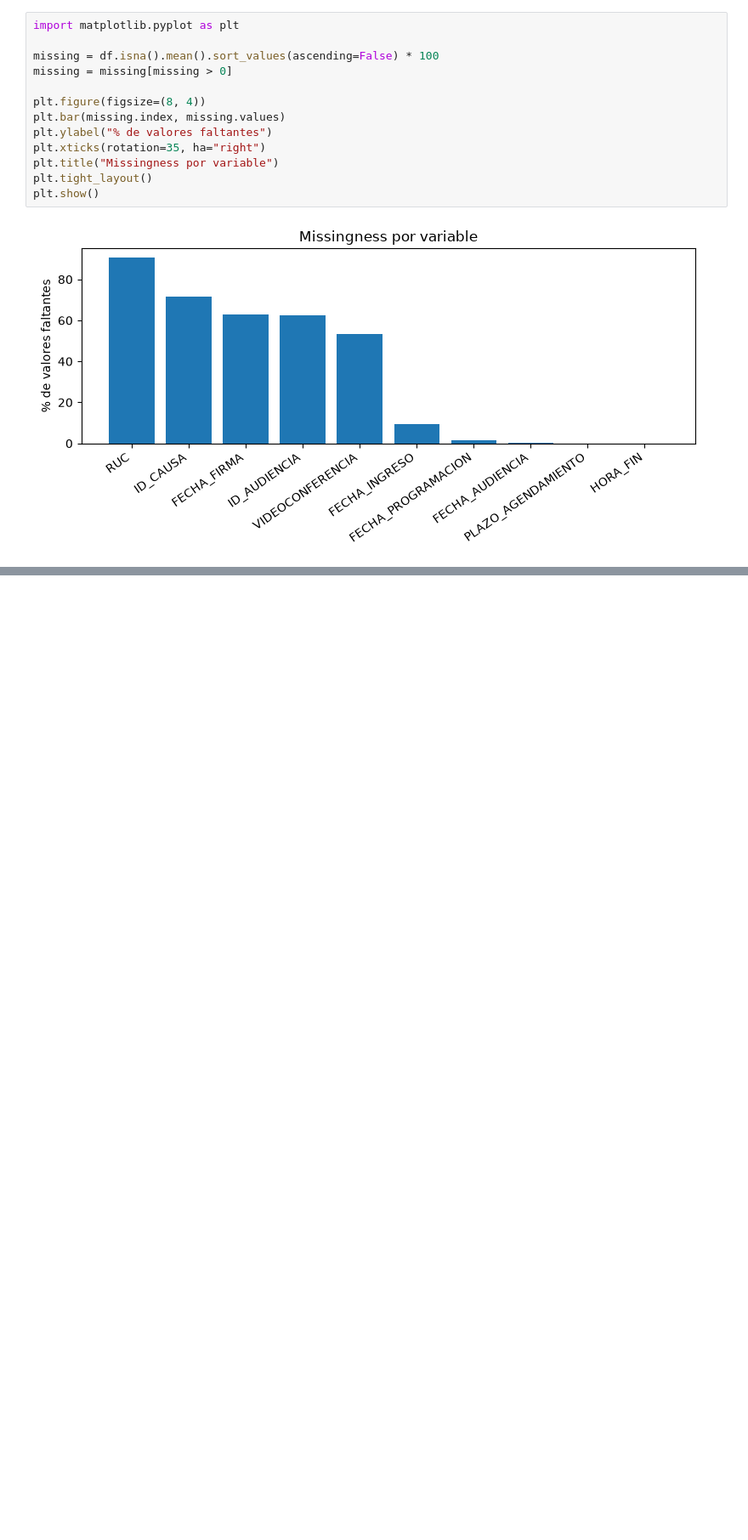
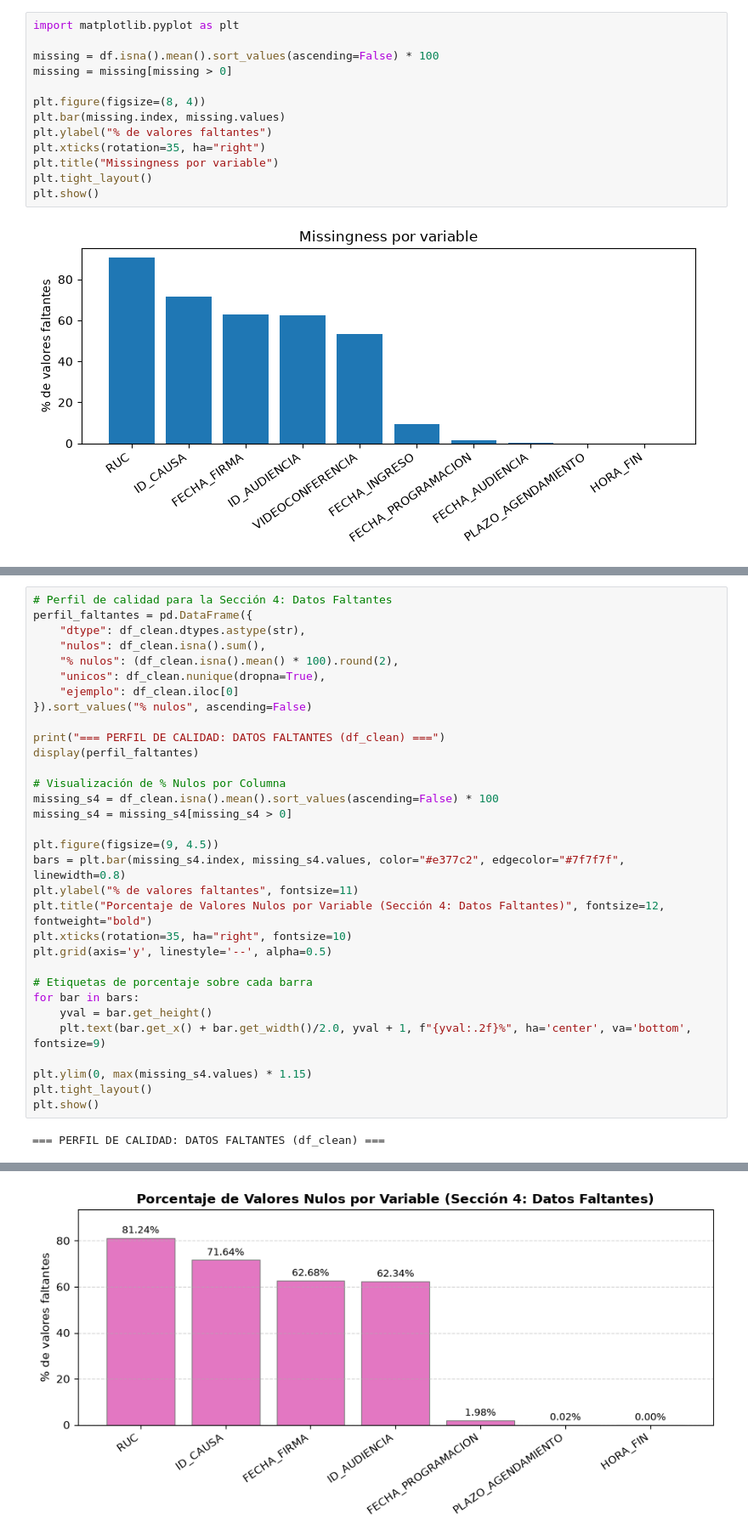
Before and after one commit to cristobalarm2000/CD-2026-Proyecto-EquipoEMCR, a Jupyter notebook: notebooks/01 ETL_audienciasparquet.ipynb, the cells around one changed output, grey strips where cells are left out. Shown at 85% size. Drawn from its saved outputs; the diff is of its cells as text; blank space fills up the shorter version.

```diff
--- a/notebooks/01 ETL_audienciasparquet.ipynb
+++ b/notebooks/01 ETL_audienciasparquet.ipynb
@@ -209,0 +736,34 @@ plt.show()
+# %%
+# Perfil de calidad para la Sección 4: Datos Faltantes
+perfil_faltantes = pd.DataFrame({
+    "dtype": df_clean.dtypes.astype(str),
+    "nulos": df_clean.isna().sum(),
+    "% nulos": (df_clean.isna().mean() * 100).round(2),
+    "unicos": df_clean.nunique(dropna=True),
+    "ejemplo": df_clean.iloc[0]
+}).sort_values("% nulos", ascending=False)
+
+print("=== PERFIL DE CALIDAD: DATOS FALTANTES (df_clean) ===")
+display(perfil_faltantes)
+
+# Visualización de % Nulos por Columna
+missing_s4 = df_clean.isna().mean().sort_values(ascending=False) * 100
+missing_s4 = missing_s4[missing_s4 > 0]
+
+plt.figure(figsize=(9, 4.5))
+bars = plt.bar(missing_s4.index, missing_s4.values, color="#e377c2", edgecolor="#7f7f7f", linewidth=0.8)
+plt.ylabel("% de valores faltantes", fontsize=11)
+plt.title("Porcentaje de Valores Nulos por Variable (Sección 4: Datos Faltantes)", fontsize=12, fontweight="bold")
+plt.xticks(rotation=35, ha="right", fontsize=10)
+plt.grid(axis='y', linestyle='--', alpha=0.5)
+
+# Etiquetas de porcentaje sobre cada barra
+for bar in bars:
+    yval = bar.get_height()
+    plt.text(bar.get_x() + bar.get_width()/2.0, yval + 1, f"{yval:.2f}%", ha='center', va='bottom', fontsize=9)
+
+plt.ylim(0, max(missing_s4.values) * 1.15)
+plt.tight_layout()
+plt.show()
+# %% [output]
+=== PERFIL DE CALIDAD: DATOS FALTANTES (df_clean) ===
@@ -209,0 +787 @@ plt.show()
+[figure, added]
```
Also changed, not shown: parts of 32 cells of this notebook, 26 other files.
